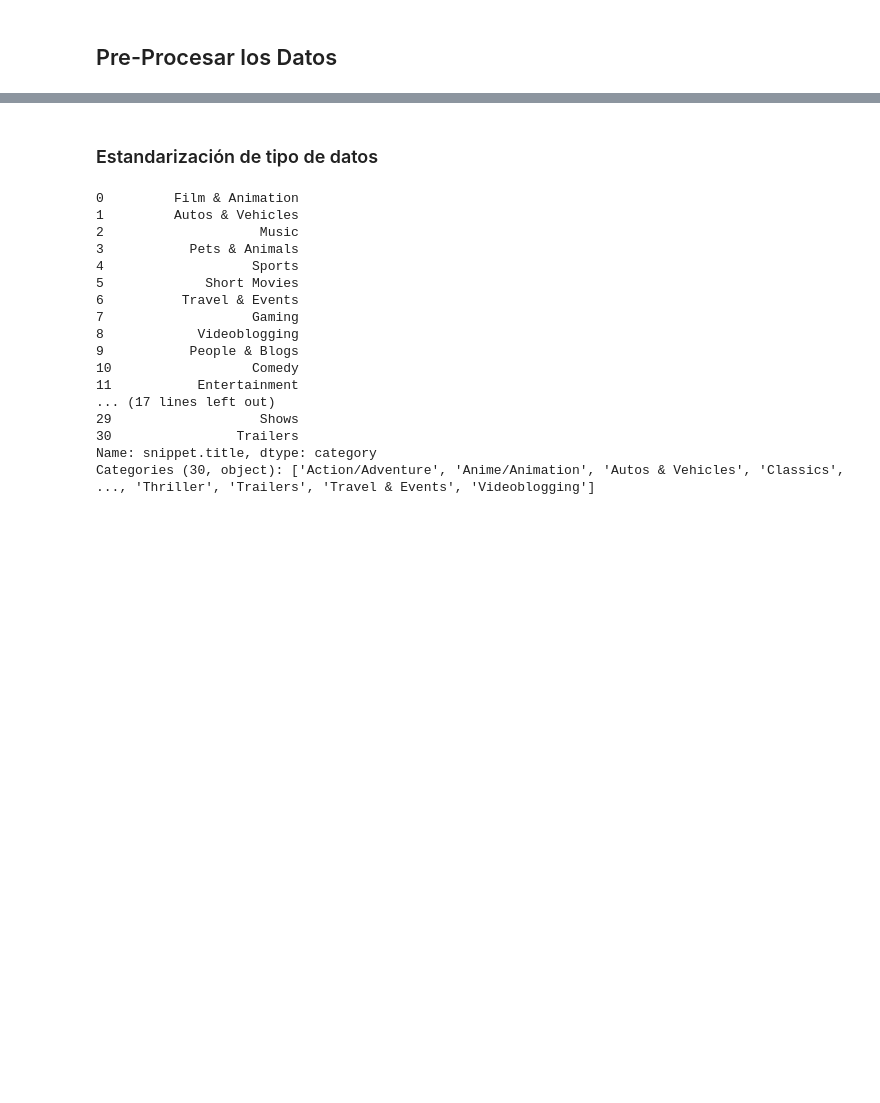
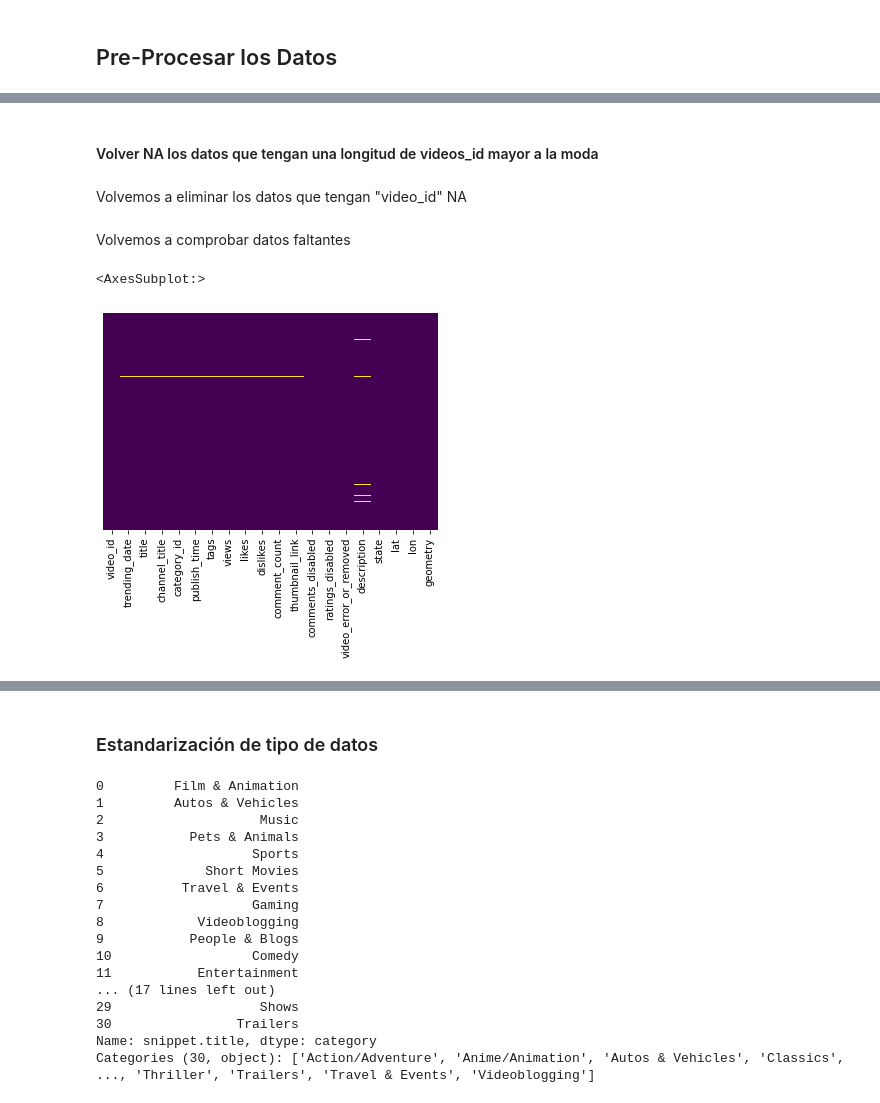
Before and after one commit to Adm-Info/EB-2022-1-CC50, a Jupyter notebook: code/EB-2022-1-CC50.ipynb, the cells around one changed output, grey strips where cells are left out. Cells and saved outputs as stored; diff of their text form; code cells hidden in the pictures; blank space fills up the shorter version.

```diff
--- a/code/EB-2022-1-CC50.ipynb
+++ b/code/EB-2022-1-CC50.ipynb
@@ -98,0 +146,15 @@ categories.head()
+# %% [markdown]
+#### Volver NA los datos que tengan una longitud de videos_id mayor a la moda
+# %%
+data[data['video_id'].map(len) > int(moda)] = np.nan
+# %% [markdown]
+Volvemos a eliminar los datos que tengan "video_id" NA
+# %%
+data.dropna(subset = ["video_id"], axis = 0, inplace = True)
+# %% [markdown]
+Volvemos a comprobar datos faltantes
+# %%
+sns.heatmap(data.isnull(),yticklabels=False,cbar=False,cmap='viridis')
+# %% [output]
+<AxesSubplot:>
+[figure, added]
```
Also changed, not shown: parts of 22 cells of this notebook.
